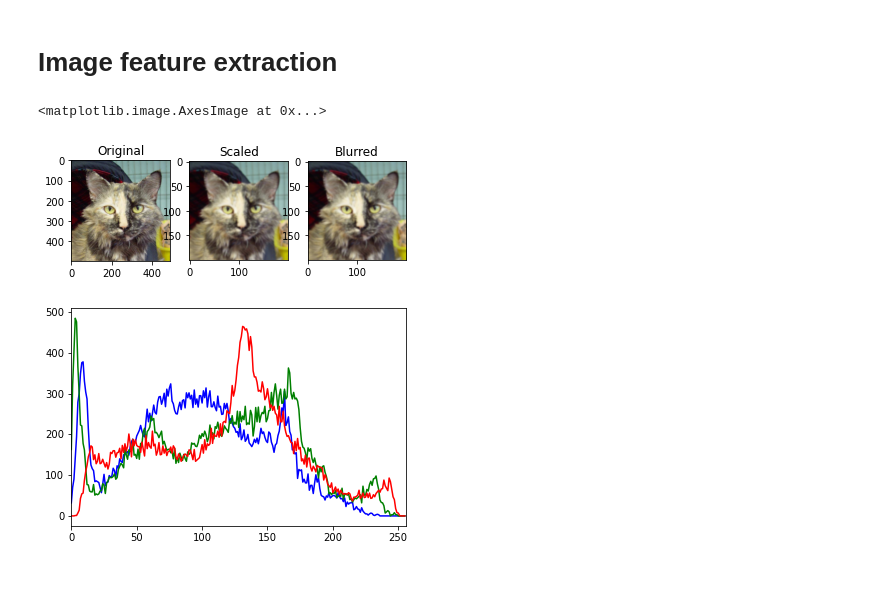
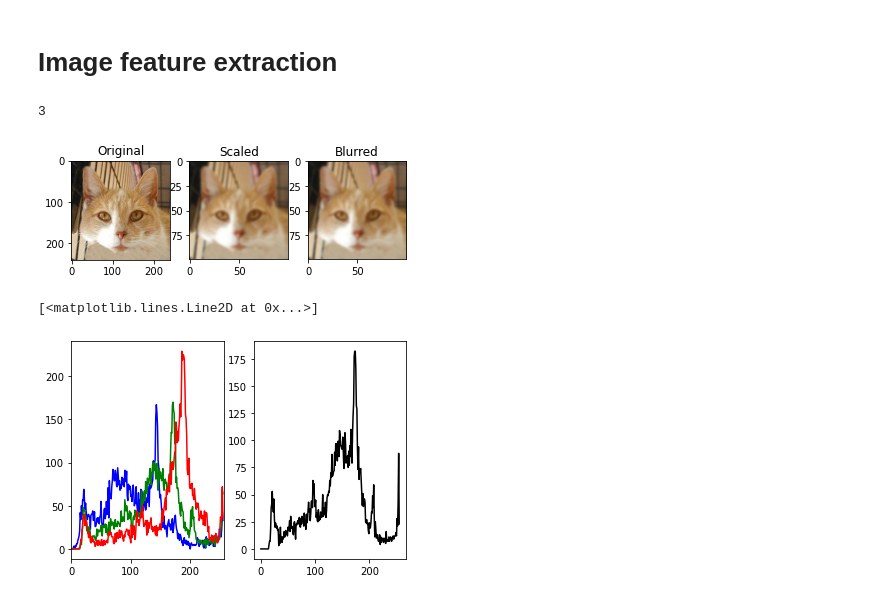
Before and after one commit to duotien/NDUD_HK2_2020, a Jupyter notebook: Features extraction.ipynb, the cells around one changed output. Cells and saved outputs as stored; diff of their text form; code cells hidden in the pictures.

```diff
--- a/Features extraction.ipynb
+++ b/Features extraction.ipynb
@@ -5,43 +5,55 @@ import cv2
 import numpy as np
 from matplotlib import pyplot as plt
 # %%
-img_num = 0
+img_num = 200
 # %%
 img_num += 1
 img = cv2.imread('dataset/training_set/cats/cat.' + str(img_num) + '.jpg')
 # %%
 # standardize the size
-scaled = cv2.resize(img, (200, 200), interpolation=cv2.INTER_AREA)
+scaled = cv2.resize(img, (100, 100), interpolation=cv2.INTER_AREA)
 #reduce noise with Gaussian Blur, kernal size = (5,5)
 blur = cv2.GaussianBlur(scaled, (5,5), 1)
+#gray image
+gray = cv2.cvtColor(scaled,cv2.COLOR_BGR2GRAY)
 
 #show image with pyplot
 plt.figure()
 
 plt.subplot(1,3,1)
 plt.title("Original")
 plt.imshow(cv2.cvtColor(img, cv2.COLOR_BGR2RGB))
 
 plt.subplot(1,3,2)
 plt.title("Scaled")
 plt.imshow(cv2.cvtColor(blur, cv2.COLOR_BGR2RGB))
 
 plt.subplot(1,3,3)
 plt.title("Blurred")
 plt.imshow(cv2.cvtColor(blur, cv2.COLOR_BGR2RGB))
+
+print(len(img.shape))
 # %% [output]
-<matplotlib.image.AxesImage at 0x...>
+3
-[figure, old version]
+[figure, new version]
 # %%
 # Histogram
 histr = []
 color = ('b','g','r')
+
+plt.figure()
+plt.subplot(121)
 for i,col in enumerate(color):
-    histr.append(cv2.calcHist([scaled],[i],None,[256],[0,256]))
+    histr.append(np.uint(cv2.calcHist([scaled],[i],None,[256],[0,256])).flatten())
     plt.plot(histr[i],color = col)
     plt.xlim([0,256])
+
+plt.subplot(122)
+gray_histr = cv2.calcHist([gray], [0], None, [256], [0, 256])
+plt.plot(gray_histr, color = 'black')
 # %% [output]
+[<matplotlib.lines.Line2D at 0x...>]
-[figure, old version]
+[figure, new version]
 # %%
 # Edges using Canny Edges Detection
 edge = cv2.Canny(scaled,100,200)
```
Also changed, not shown: parts of 3 cells of this notebook.
